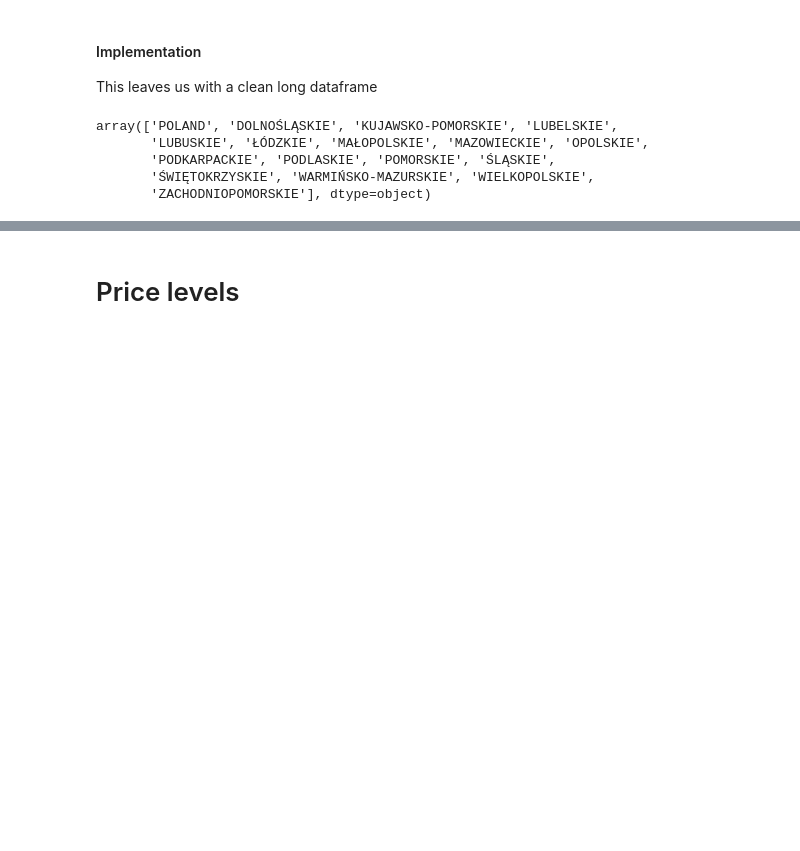
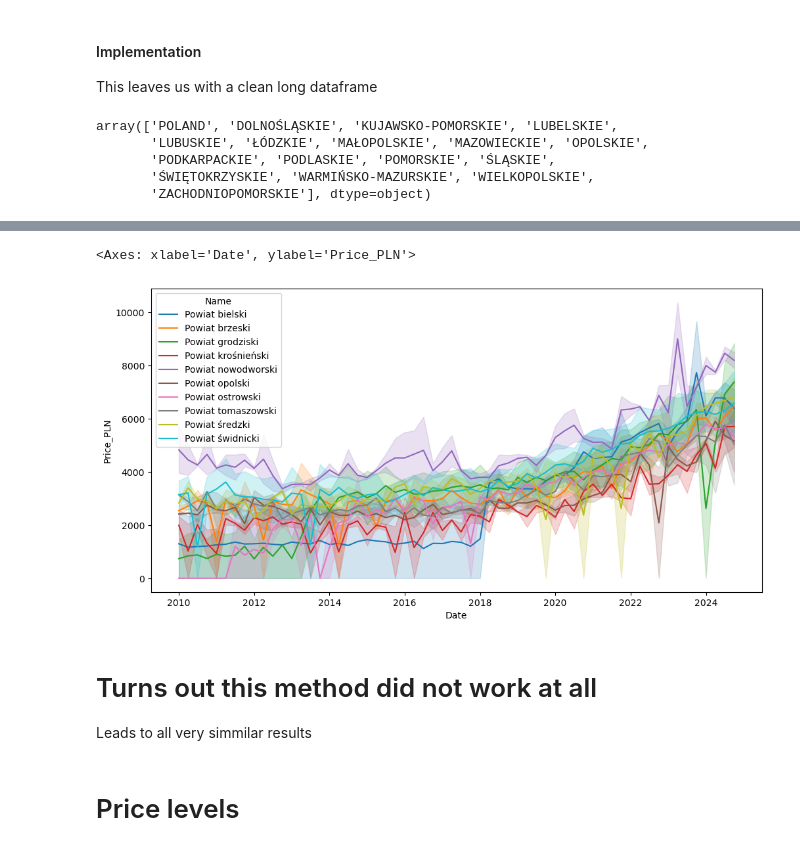
Before and after one commit to harrisonluff/Group_Project_Y3, a Jupyter notebook: notebooks/analysis/00_regional_price_index.ipynb, the cells around one changed output, grey strips where cells are left out. Drawn from its saved outputs; the diff is of its cells as text; code cells hidden in the pictures; blank space fills up the shorter version.

```diff
--- a/notebooks/analysis/00_regional_price_index.ipynb
+++ b/notebooks/analysis/00_regional_price_index.ipynb
@@ -93,0 +102,33 @@ sns.lineplot(data=poland_inflation, x='Date', y='Value')
+# %%
+id_cols = ['Code', 'Name']
+
+houses_long = houses_wide.melt(id_vars=id_cols, var_name='Metadata', value_name='Price_PLN')
+
+def extract_date_info(row):
+    parts = str(row['Metadata']).split(';')
+
+    # Check if we have enough parts (at least 4 for index [3])
+    if len(parts) >= 4:
+        # "quarter 1" -> "Q1"
+        quarter = parts[0].strip().replace('quarter ', 'Q')
+        # "2010" is at index 3
+        year = parts[3].strip()
+        return pd.Series([quarter, year])
+    else:
+        # Return placeholders if the format doesn't match
+        return pd.Series([None, None])
+
+houses_long[['Quarter', 'Year']] = houses_long.apply(extract_date_info, axis=1)
+
+houses_long['Quarter_Year'] = houses_long['Quarter'] + '_' + houses_long['Year']
+houses_long.dropna(subset=['Quarter_Year'], inplace=True)
+
+houses = houses_long.drop(columns=['Metadata'])
+
+# Convert to the nullable integer type (supports NA)
+houses['Year'] = pd.to_numeric(houses['Year'], errors='coerce').astype('Int64')
+houses['Date'] = houses['Quarter_Year'].apply(to_date)
+
+#final formatting
+houses = houses.sort_values(by=['Date', 'Name']).reset_index(drop=True)
+houses = houses[houses['Year'] != 2025]
@@ -94,3 +181,13 @@ sns.lineplot(data=poland_inflation, x='Date', y='Value')
+# %%
+top_10 = houses['Name'].value_counts().nlargest(10).index.tolist()
+plt.figure(figsize=(12,6))
+sns.lineplot(data=houses[houses['Name'].isin(top_10)], x='Date', y='Price_PLN', hue='Name')
+# %% [output]
+<Axes: xlabel='Date', ylabel='Price_PLN'>
+[figure, added]
+# %% [markdown]
+# Turns out this method did not work at all
+Leads to all very simmilar results
 # %% [markdown]
 # Price levels
 # %%
```
Also changed, not shown: parts of 18 cells of this notebook, 1 other file.
